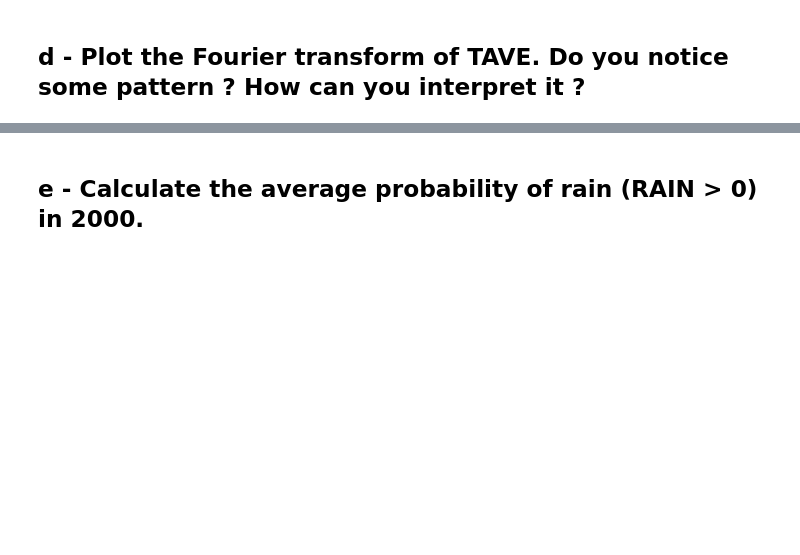
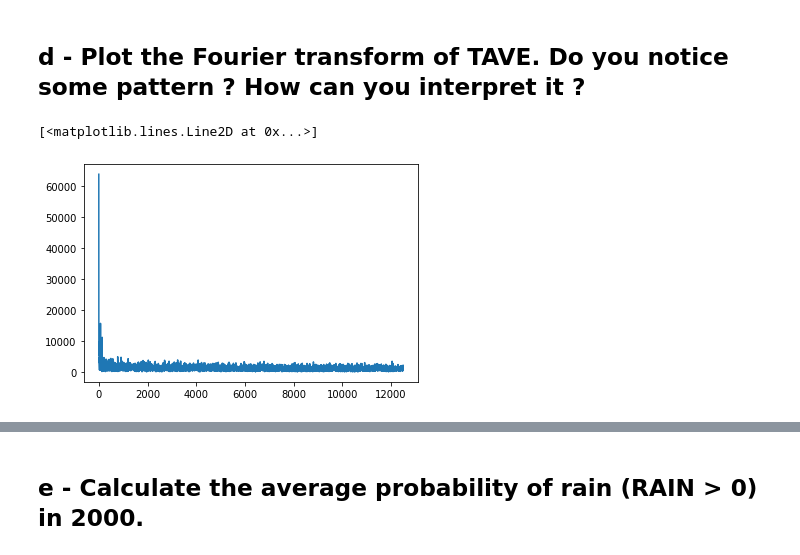
Before and after one commit to JK-Pair/Data_analysis, a Jupyter notebook: Data_analysis_task.ipynb, the cells around one changed output, grey strips where cells are left out. Cells and saved outputs as stored; diff of their text form; code cells hidden in the pictures; blank space fills up the shorter version.

```diff
--- a/Data_analysis_task.ipynb
+++ b/Data_analysis_task.ipynb
@@ -353,5 +339,13 @@ plt.show()
 # %% [markdown]
 ## d - Plot the Fourier transform of TAVE. Do you notice some pattern ? How can you interpret it ?
+# %%
+import scipy.fftpack
+yf = scipy.fft(data_clean["RAIN"].values)
+x = scipy.fftpack.fftfreq(yf.size, 1 / 25e3)
+plt.plot(x[:x.size//2], abs(yf)[:yf.size//2])  # omit fold
+# %% [output]
+[<matplotlib.lines.Line2D at 0x...>]
+[figure, added]
 # %%
 %matplotlib inline
 from scipy.fftpack import fft
```
Also changed, not shown: parts of 14 cells of this notebook.
